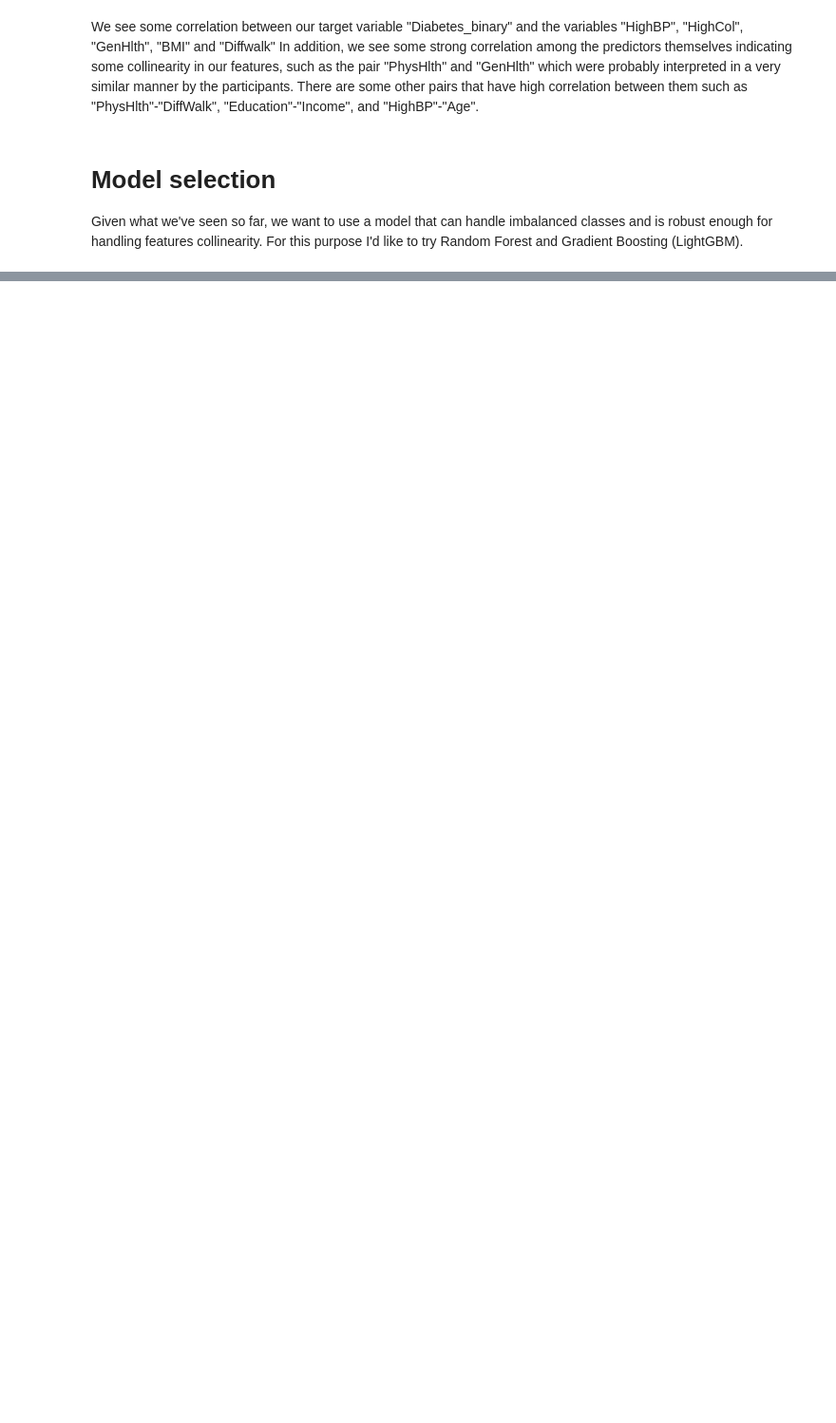
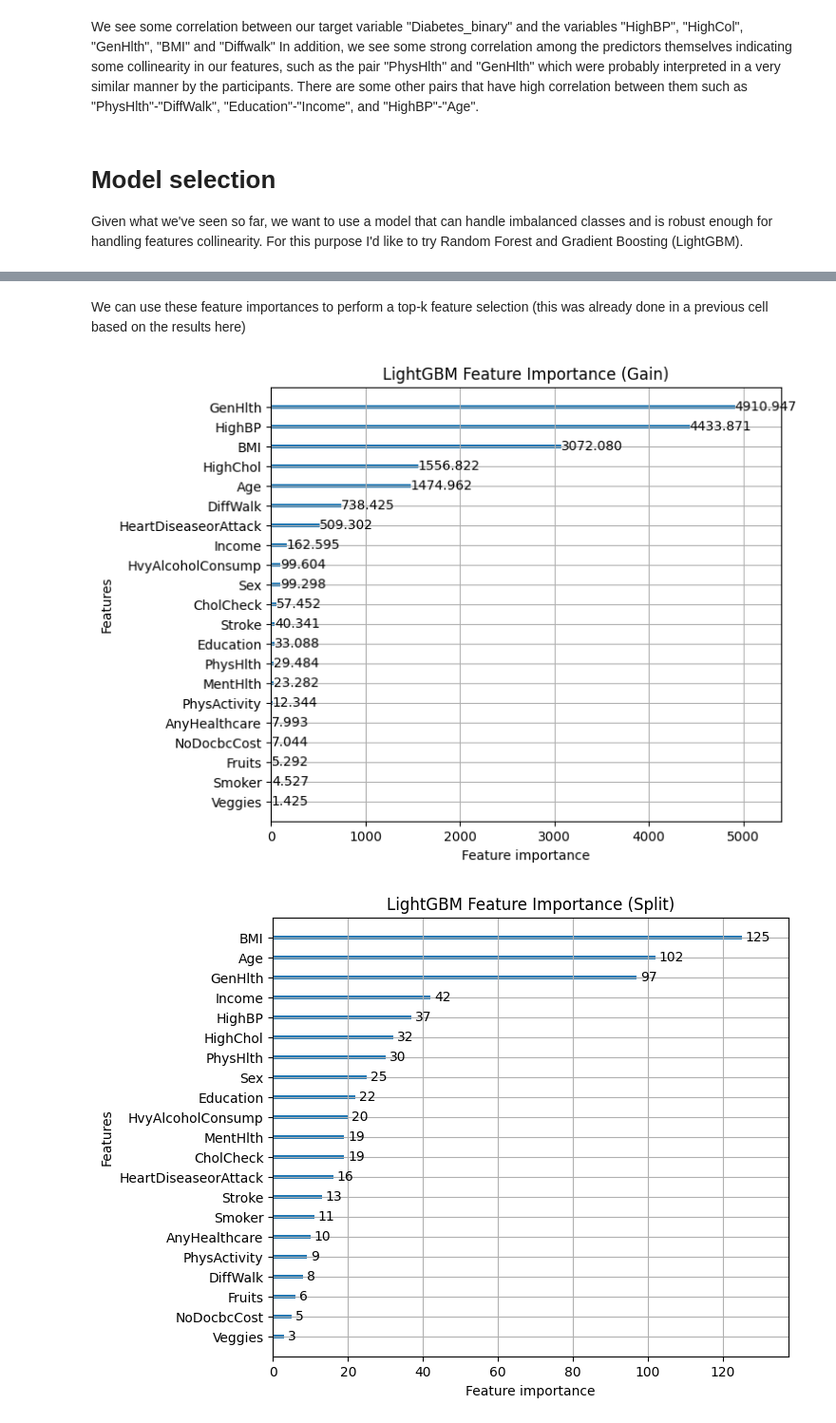
Before and after one commit to Osherz5/cdc_diabetes, a Jupyter notebook: Analysis.ipynb, the cells around one changed output, grey strips where cells are left out. Shown at 95% size. Drawn from its saved outputs; the diff is of its cells as text; code cells hidden in the pictures; blank space fills up the shorter version.

```diff
--- a/Analysis.ipynb
+++ b/Analysis.ipynb
@@ -564,0 +700,13 @@ plt.title("Random-Forest Classifier CV")
+# %% [markdown]
+We can use these feature importances to perform a top-k feature selection (this was already done in a previous cell based on the results here)
+# %%
+# Plot feature importance
+
+lgb.plot_importance(gbm, importance_type="gain", figsize=(7,6), title="LightGBM Feature Importance (Gain)")
+plt.show()
+
+lgb.plot_importance(gbm, importance_type="split", figsize=(7,6), title="LightGBM Feature Importance (Split)")
+plt.show()
+# %% [output]
+[figure, added]
+[figure, added]
```
Also changed, not shown: parts of 25 cells of this notebook, 1 other file.
